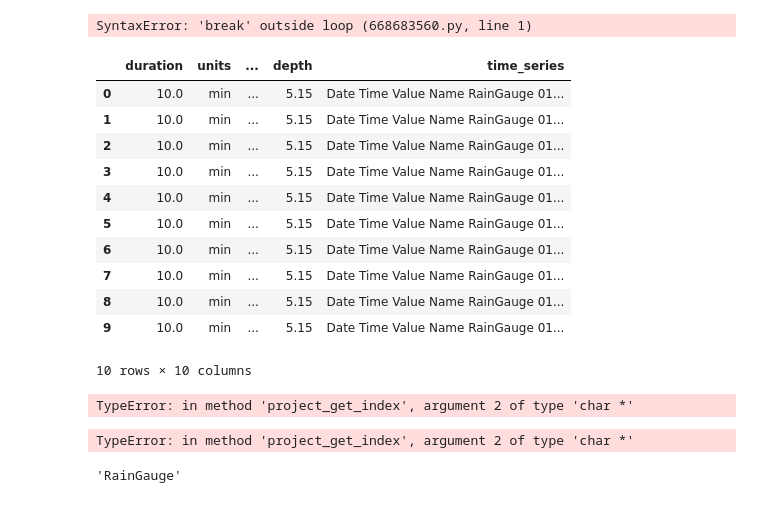
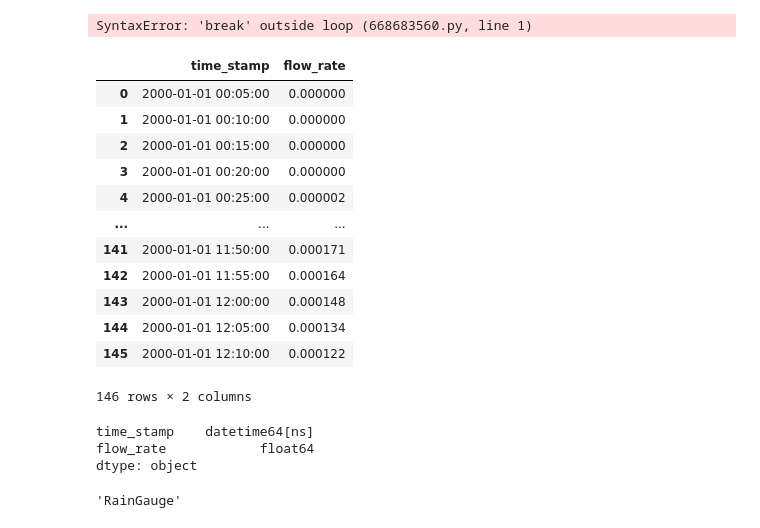
Before and after one commit to Holger-Paxi/Flood_Estimation, a Jupyter notebook: Assignment_3__1st.ipynb, the cells around one changed output. Saved outputs shown, nothing was run; the diff lists cells and outputs as text; code cells hidden in the pictures.

```diff
--- a/Assignment_3__1st.ipynb
+++ b/Assignment_3__1st.ipynb
@@ -836,56 +842,43 @@ Length: 4320, dtype: object
 break
 # %% [output]
 SyntaxError: 'break' outside loop (668683560.py, line 1)
-# %%
-rain_data = rain_data.copy().iloc[:10]
-rain_data
-# %% [output]
-|  | duration | units | ... | depth | time_series |
-| 0 | 10.0 | min | ... | 5.15 | Date Time Value Name RainGauge 01... |
-| 1 | 10.0 | min | ... | 5.15 | Date Time Value Name RainGauge 01... |
-| 2 | 10.0 | min | ... | 5.15 | Date Time Value Name RainGauge 01... |
-| 3 | 10.0 | min | ... | 5.15 | Date Time Value Name RainGauge 01... |
-| 4 | 10.0 | min | ... | 5.15 | Date Time Value Name RainGauge 01... |
-| 5 | 10.0 | min | ... | 5.15 | Date Time Value Name RainGauge 01... |
-| 6 | 10.0 | min | ... | 5.15 | Date Time Value Name RainGauge 01... |
-| 7 | 10.0 | min | ... | 5.15 | Date Time Value Name RainGauge 01... |
-| 8 | 10.0 | min | ... | 5.15 | Date Time Value Name RainGauge 01... |
-| 9 | 10.0 | min | ... | 5.15 | Date Time Value Name RainGauge 01... |
-10 rows × 10 columns
 # %%
 for ind1 in rain_data.index:
     model = '{}inp_file__{}.inp'.format(inp_file_dir, rain_data.label[ind1])
     with Simulation(inputfile=model) as sim:
-        link_sim = Links(model=sim)[116]
+        link_sim = Links(model=sim)['116']
         time_stamp = []
         flow_rate = []
         for ind2, step in enumerate(sim):
-            time_stamp.append(object=sim.current_time)
-            flow_rate.append(object=link_sim.flow)
+            time_stamp.append(sim.current_time)
+            flow_rate.append(link_sim.flow)
 
         time_stamp = pd.Series(data=time_stamp, name='time_stamp')
         flow_rate = pd.Series(data=flow_rate, name='flow_rate')
         flow_rate_sim = pd.concat(objs=[time_stamp, flow_rate], axis=1)
-        flow_rate_sim.to_parquet(path='{}flow_rate__{}.parquet'.format(flow_rate_dir, rain_data.label[ind1]))
+        # flow_rate_sim.to_parquet(path='{}flow_rate__{}.parquet'.format(flow_rate_dir, rain_data.label[ind1]))
-# %% [output]
-TypeError: in method 'project_get_index', argument 2 of type 'char *'
-# %%
-for ind1 in rain_data.index:
-    model = '{}inp_file__{}.inp'.format(inp_file_dir, rain_data.label[ind1])
-    with pyswmm.Simulation(inputfile=model) as sim:
-        link_sim = pyswmm.Links(model=sim)[116]
-        time_stamp = []
-        flow_rate = []
-        for ind2, step in enumerate(sim):
-            time_stamp.append(object=sim.current_time)
-            flow_rate.append(object=link_sim.flow)
-
-        time_stamp = pd.Series(data=time_stamp, name='time_stamp')
-        flow_rate = pd.Series(data=flow_rate, name='flow_rate')
-        flow_rate_sim = pd.concat(objs=[time_stamp, flow_rate], axis=1)
-        flow_rate_sim.to_parquet(path='{}flow_rate__{}.parquet'.format(flow_rate_dir, rain_data.label[ind1]))
-# %% [output]
-TypeError: in method 'project_get_index', argument 2 of type 'char *'
+# %%
+flow_rate_sim
+# %% [output]
+|  | time_stamp | flow_rate |
+| 0 | 2000-01-01 00:05:00 | 0.000000 |
+| 1 | 2000-01-01 00:10:00 | 0.000000 |
+| 2 | 2000-01-01 00:15:00 | 0.000000 |
+| 3 | 2000-01-01 00:20:00 | 0.000000 |
+| 4 | 2000-01-01 00:25:00 | 0.000002 |
+| ... | ... | ... |
+| 141 | 2000-01-01 11:50:00 | 0.000171 |
+| 142 | 2000-01-01 11:55:00 | 0.000164 |
+| 143 | 2000-01-01 12:00:00 | 0.000148 |
+| 144 | 2000-01-01 12:05:00 | 0.000134 |
+| 145 | 2000-01-01 12:10:00 | 0.000122 |
+146 rows × 2 columns
+# %%
+flow_rate_sim.dtypes
+# %% [output]
+time_stamp    datetime64[ns]
+flow_rate            float64
+dtype: object
 # %%
 break
 # %%
```
Also changed, not shown: parts of 3 cells of this notebook, 1 other file.
